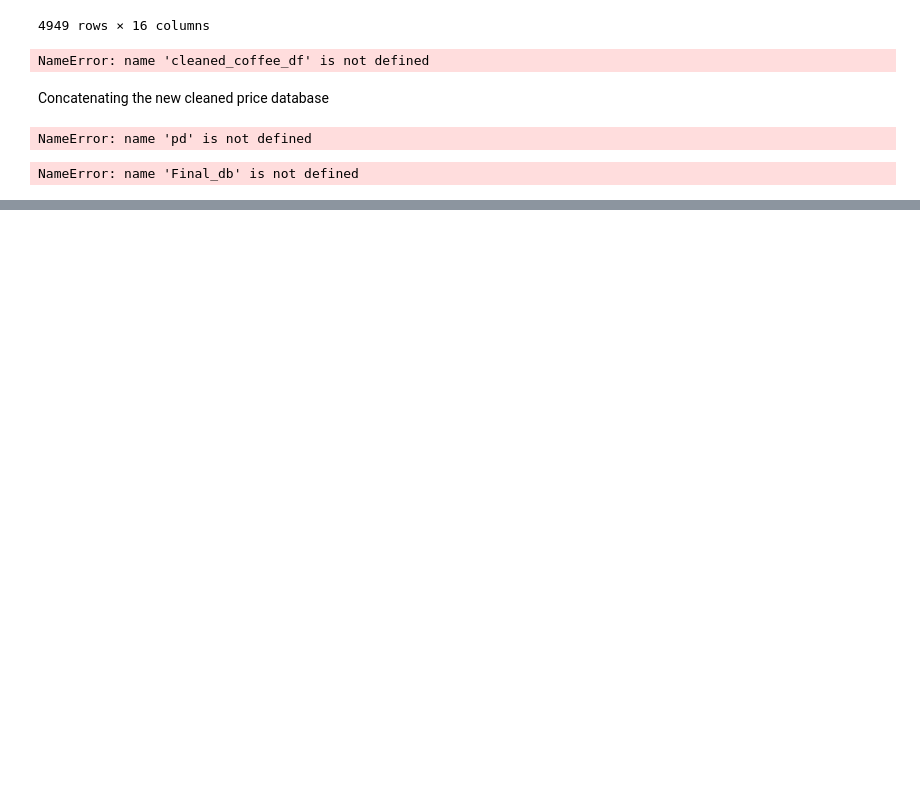
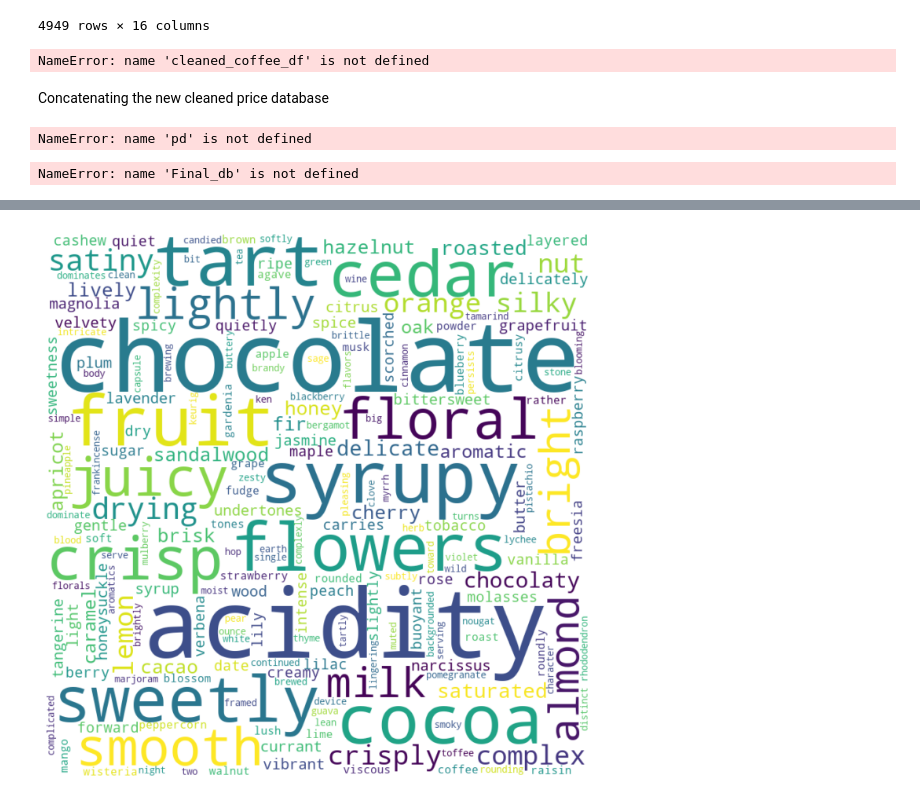
Before and after one commit to DGU94/Final_COFFEE_RECOMMANDER, a Jupyter notebook: 2_data_cleaning&analysis/1_cleaning/coffee_df_ cleaning_programme.ipynb, the cells around one changed output, grey strips where cells are left out. Saved outputs shown, nothing was run; the diff lists cells and outputs as text; code cells hidden in the pictures; blank space fills up the shorter version.

```diff
--- a/2_data_cleaning&analysis/1_cleaning/coffee_df_ cleaning_programme.ipynb
+++ b/2_data_cleaning&analysis/1_cleaning/coffee_df_ cleaning_programme.ipynb
@@ -227,0 +237,2 @@ Final_db.to_csv('Final_db.csv')
+# %%
+words_df = pd.read_csv('/Users/david/Documents/GitHub/Final_project_DGU_LDU_COFFEE/2_data_cleaning&analysis/3_NLP/wordcloud.csv')
@@ -227,0 +269,11 @@ Final_db.to_csv('Final_db.csv')
+# %%
+word_dict = pd.Series(words_df['1'].values,index=words_df['0']).to_dict()
+# %%
+wordcloud = WordCloud(width=800, height=800, background_color='white').generate_from_frequencies(word_dict)
+
+plt.figure(figsize=(9,9))
+plt.imshow(wordcloud, interpolation='bilinear')
+plt.axis('off')
+plt.show()
+# %% [output]
+[figure, added]
```
Also changed, not shown: parts of 6 cells of this notebook, 12 other files.
